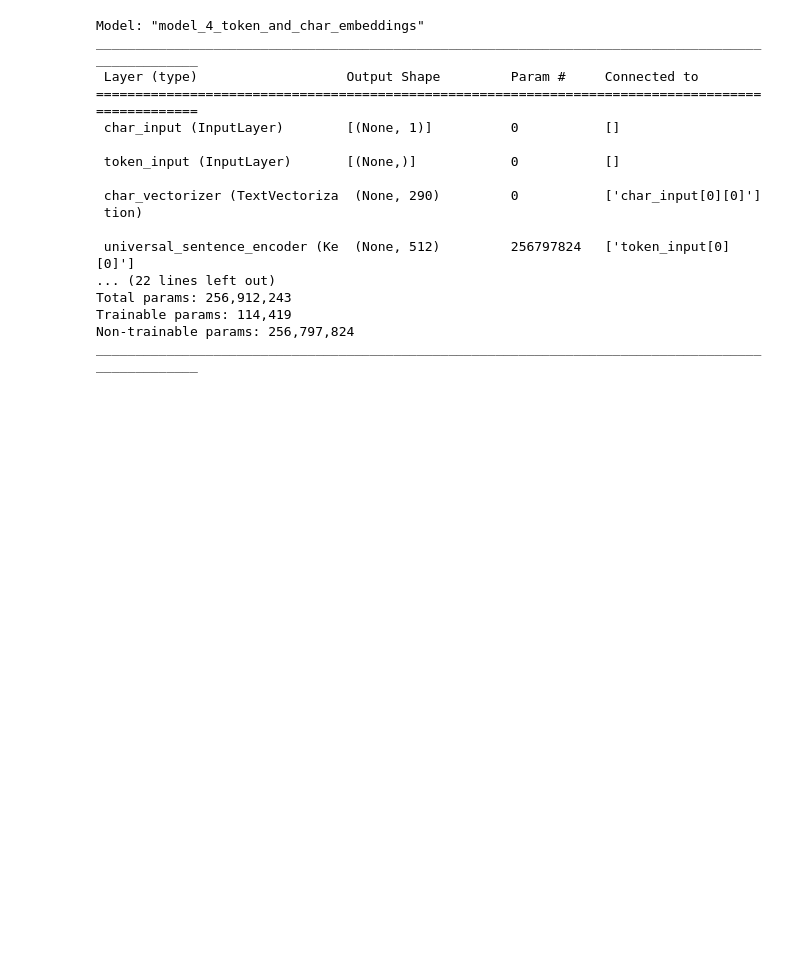
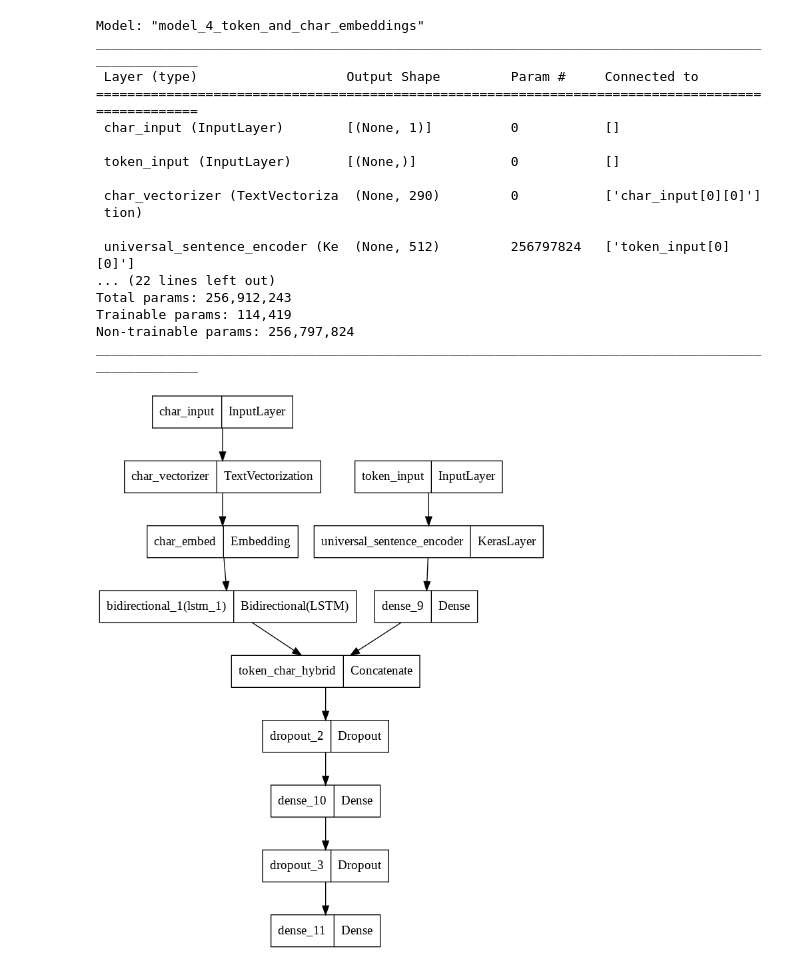
Before and after one commit to Nikitaion/TensorFlowLearning, a Jupyter notebook: 09_SkimLit_nlp_milestone_project_2.ipynb, the cells around one changed output. Cells and saved outputs as stored; diff of their text form; code cells hidden in the pictures; blank space fills up the shorter version.

```diff
--- a/09_SkimLit_nlp_milestone_project_2.ipynb
+++ b/09_SkimLit_nlp_milestone_project_2.ipynb
@@ -1527,3 +1527,9 @@ Total params: 256,912,243
 Trainable params: 114,419
 Non-trainable params: 256,797,824
 __________________________________________________________________________________________________
+# %%
+# Plot hybrid token and character model
+from tensorflow.keras.utils import plot_model
+plot_model(model_4)
+# %% [output]
+[figure, added]
```
Also changed, not shown: parts of 15 cells of this notebook.
